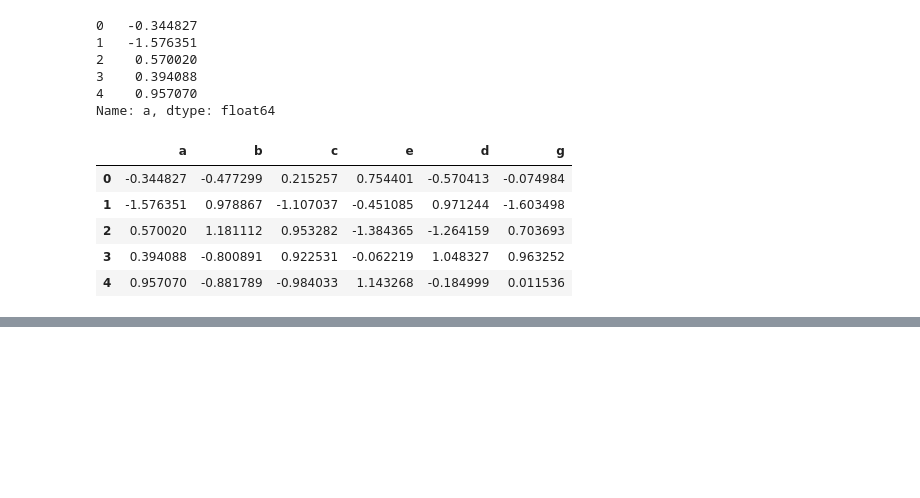
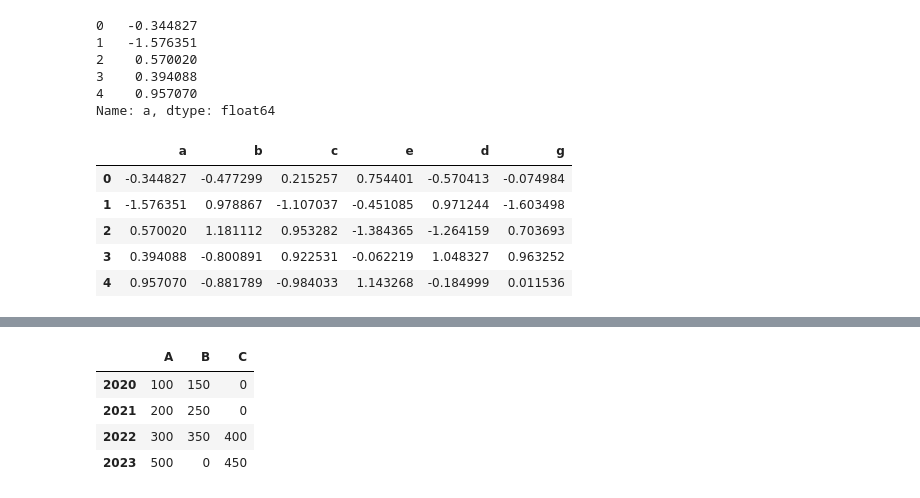
Before and after one commit to Kimhang-KDT/kita_2404, a Jupyter notebook: m3_분석 라이브러리/pandas_2_연산.ipynb, the cells around one changed output, grey strips where cells are left out. Saved outputs shown, nothing was run; the diff lists cells and outputs as text; code cells hidden in the pictures; blank space fills up the shorter version.

```diff
--- a/m3_분석 라이브러리/pandas_2_연산.ipynb
+++ b/m3_분석 라이브러리/pandas_2_연산.ipynb
@@ -673,0 +758,20 @@ df_zscore
+# %%
+data = {
+    'Year': [2020, 2020, 2021, 2021, 2022, 2022, 2022, 2023, 2023],
+    'Product': ['A', 'B', 'A', 'B', 'A', 'B', 'C', 'A', 'C'],
+    'Sales': [100, 150, 200, 250, 300, 350, 400, 500, 450]
+}
+
+df = pd.DataFrame(data)
+
+# 피벗 테이블 생성 : 각 여도오 ㅏ각 제품별로 총 매출액 계산
+p = df.pivot_table(index='Year', columns='Product', values='Sales', aggfunc='sum', fill_value=0)
+p.columns.name=None
+p.index.name=None
+p
+# %% [output]
+|  | A | B | C |
+| 2020 | 100 | 150 | 0 |
+| 2021 | 200 | 250 | 0 |
+| 2022 | 300 | 350 | 400 |
+| 2023 | 500 | 0 | 450 |
```
Also changed, not shown: parts of 8 cells of this notebook.
